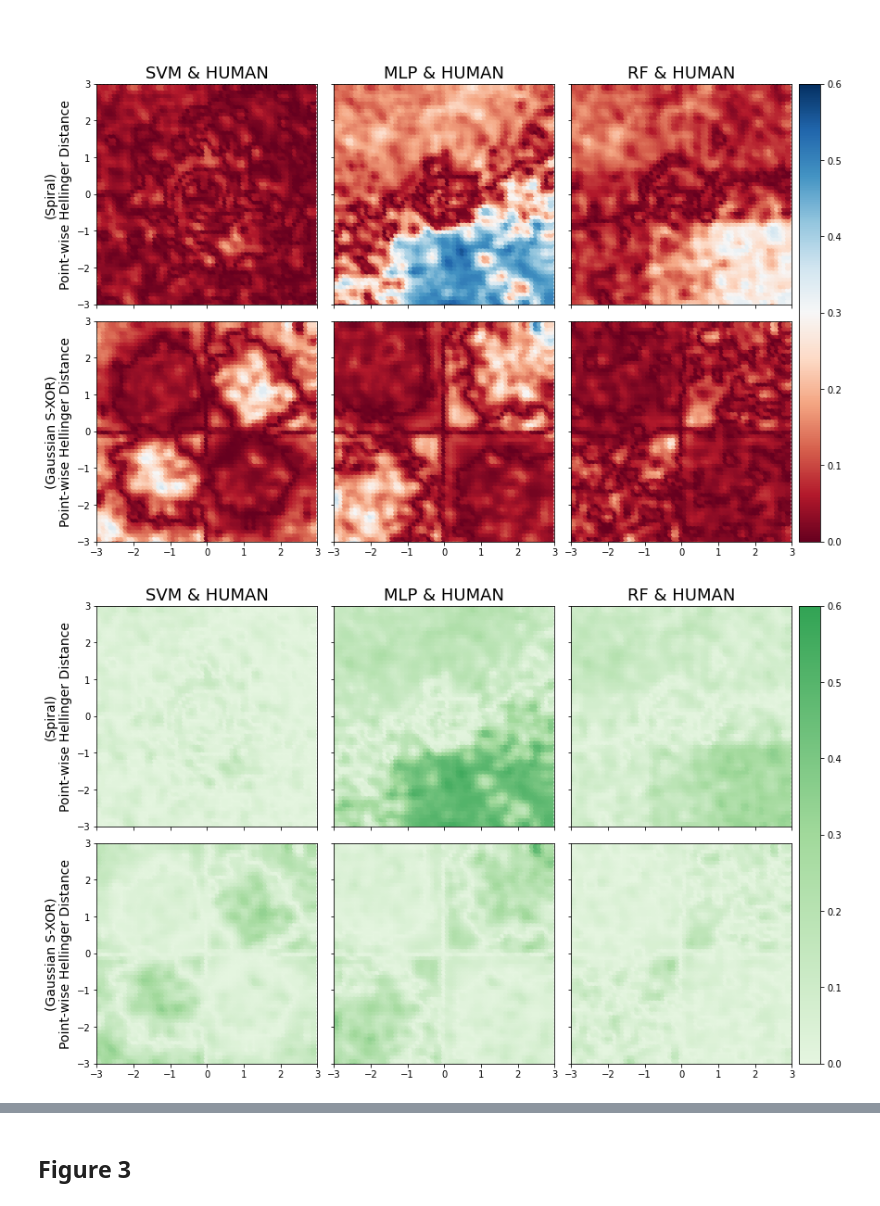
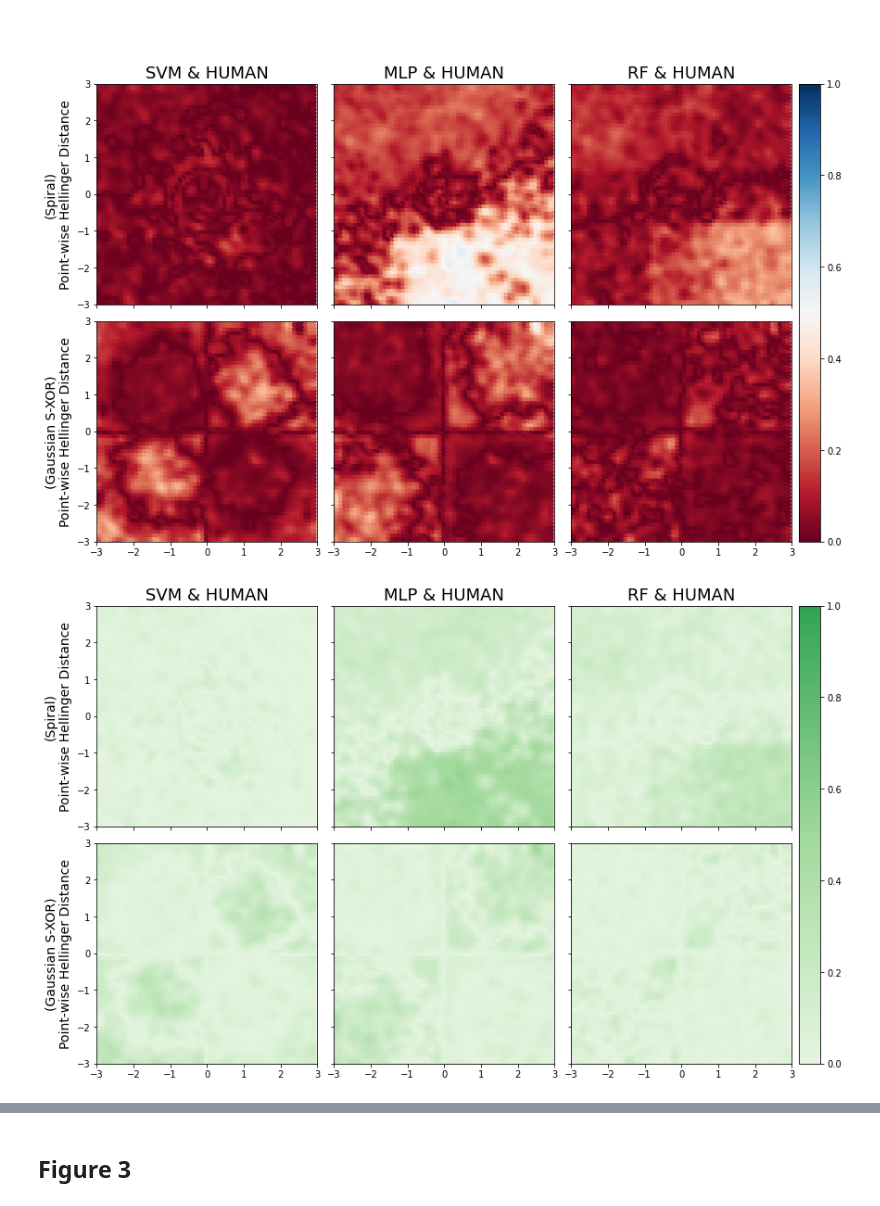
Before and after one commit to jshinm/inductive-bias-experiment, a Jupyter notebook: experiments/20210820_generate_pub_figures.ipynb, the cells around one changed output, grey strips where cells are left out. Saved outputs shown, nothing was run; the diff lists cells and outputs as text; code cells hidden in the pictures.

```diff
--- a/experiments/20210820_generate_pub_figures.ipynb
+++ b/experiments/20210820_generate_pub_figures.ipynb
@@ -276,33 +276,33 @@ for i_scheme, diff_col_scheme in enumerate(['RdBu', jovo_cmap_grn, jovo_cmap_prp
     for ax in grid:
         row = idx // 3
         col = idx % 3
         # ax.set_axis_off()
-        mlp = ax.scatter(ib.mask[:,0], ib.mask[:,1], c=hdists[row][col], cmap=diff_col_scheme, vmin=0, vmax=np.array(hdists).max().round(1))
+        mlp = ax.scatter(ib.mask[:,0], ib.mask[:,1], c=hdists[row][col], cmap=diff_col_scheme, vmin=0, vmax=1) #np.array(hdists).max().round(1)) #consistent colorbar range (0-1)
 
         if row == 0:
             ax.set_title(ib.mtype[col] + ' & HUMAN', fontsize=fsize)
 
         if col == 0:
             # ax.set_ylabel(dtype[row], fontsize=fsize)
             ax.set_ylabel(f'({dtype[row]})\nPoint-wise Hellinger Distance', fontsize=fsize-4)
 
         ax.set_xlim([-3,3])
         ax.set_ylim([-3,3])
         ax.set_yticks(np.arange(-3,4))
         ax.set_xticks(np.arange(-3,4))
 
         idx += 1
 
     cbar = ax.cax.colorbar(mlp)
     cbar.ax.set_yticks(np.arange(0, 1.1, 0.5))
 
 # fig.suptitle("Hellinger Distance against human prediction", y=0.72, fontsize=25)
 
     colorlist = ['rdbu', 'prpl', 'grn']
     if SAVEFIG:
         plt.savefig(f'figs/[20210820_generate_pub_figures]_figure2_{colorlist[i_scheme]}_{str(ib.date.date())}.jpg', bbox_inches='tight')
 
 plt.show()
 # %% [output]
-[figure, old version]
+[figure, new version]
-[figure, old version]
+[figure, new version]
```
Also changed, not shown: parts of 8 cells of this notebook.
